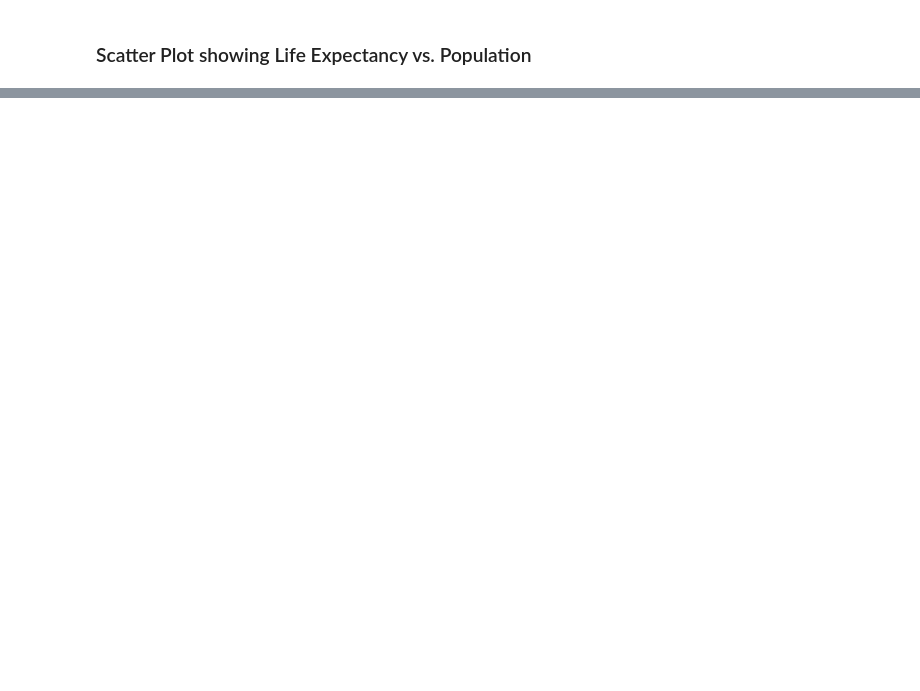
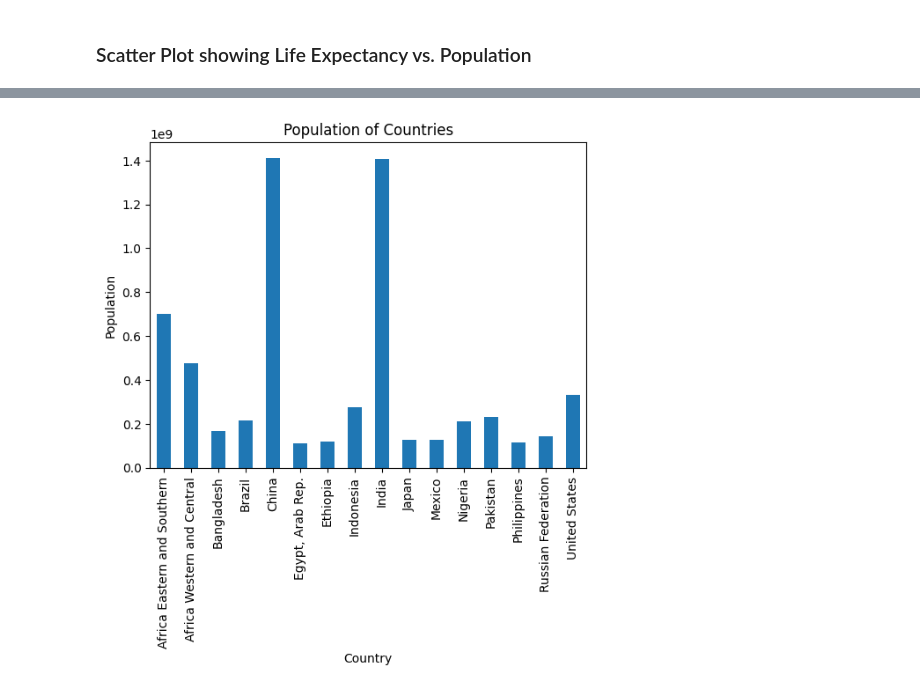
Before and after one commit to JNorthData/Life_Expectancy, a Jupyter notebook: life-expectancy.ipynb, the cells around one changed output, grey strips where cells are left out. Drawn from its saved outputs; the diff is of its cells as text; code cells hidden in the pictures; blank space fills up the shorter version.

```diff
--- a/life-expectancy.ipynb
+++ b/life-expectancy.ipynb
@@ -203,3 +286,24 @@ plt.show()
+# %%
+# Creating a bar plot using pandas and matplotlib
+
+recent_data_df = All_Data_df[All_Data_df['Year'] == '2021']
+recent_data_df = recent_data_df[recent_data_df['Population'] > 100000000]
+
+recent_data_df.plot(x='Country', y='Population', kind='bar', legend=False)
+
+
+
+# Setting labels and title
+plt.xlabel('Country')
+plt.ylabel('Population')
+plt.title('Population of Countries')
+
+plt.xticks(rotation=90)
+
+# Display the plot
+plt.show()
+# %% [output]
+[figure, added]
 # %%
 Outliers_df = grouped_df[Life_Exp_df['Population'] > 40000000]
 Outliers_df
```
Also changed, not shown: parts of 17 cells of this notebook, 2 other files.
